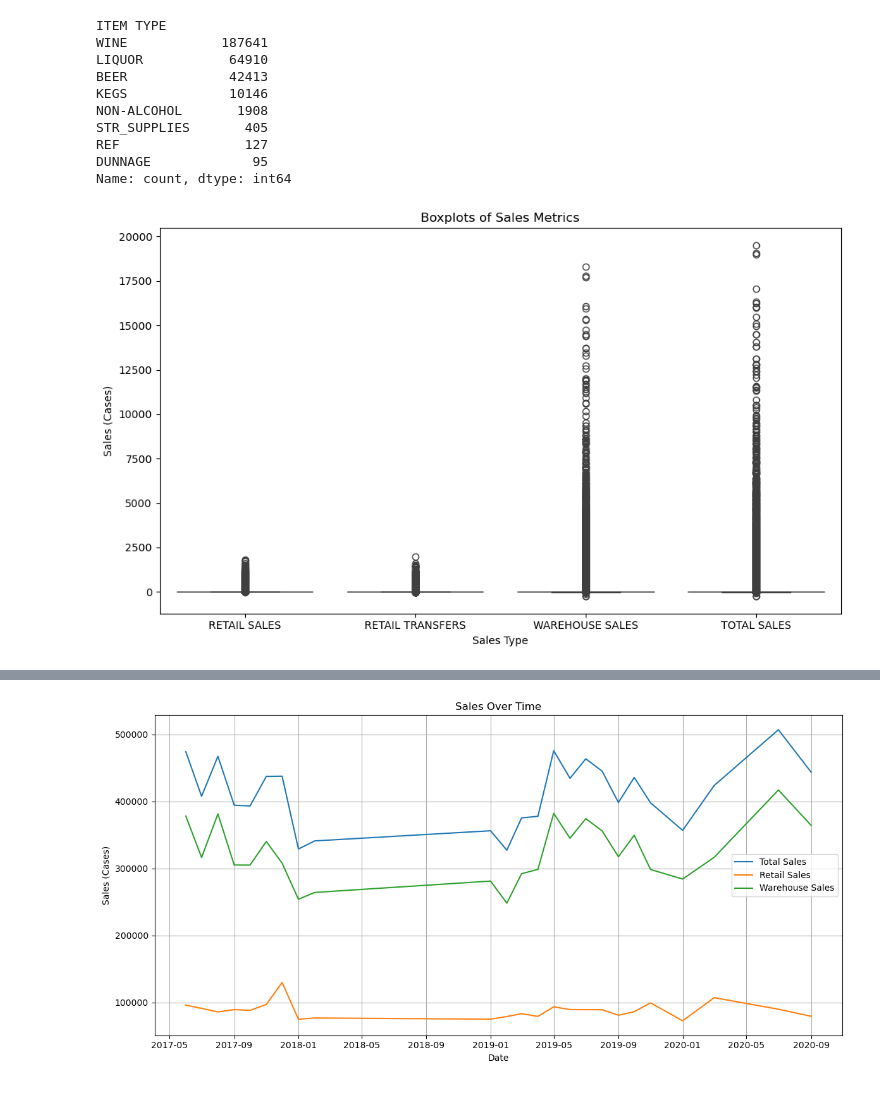
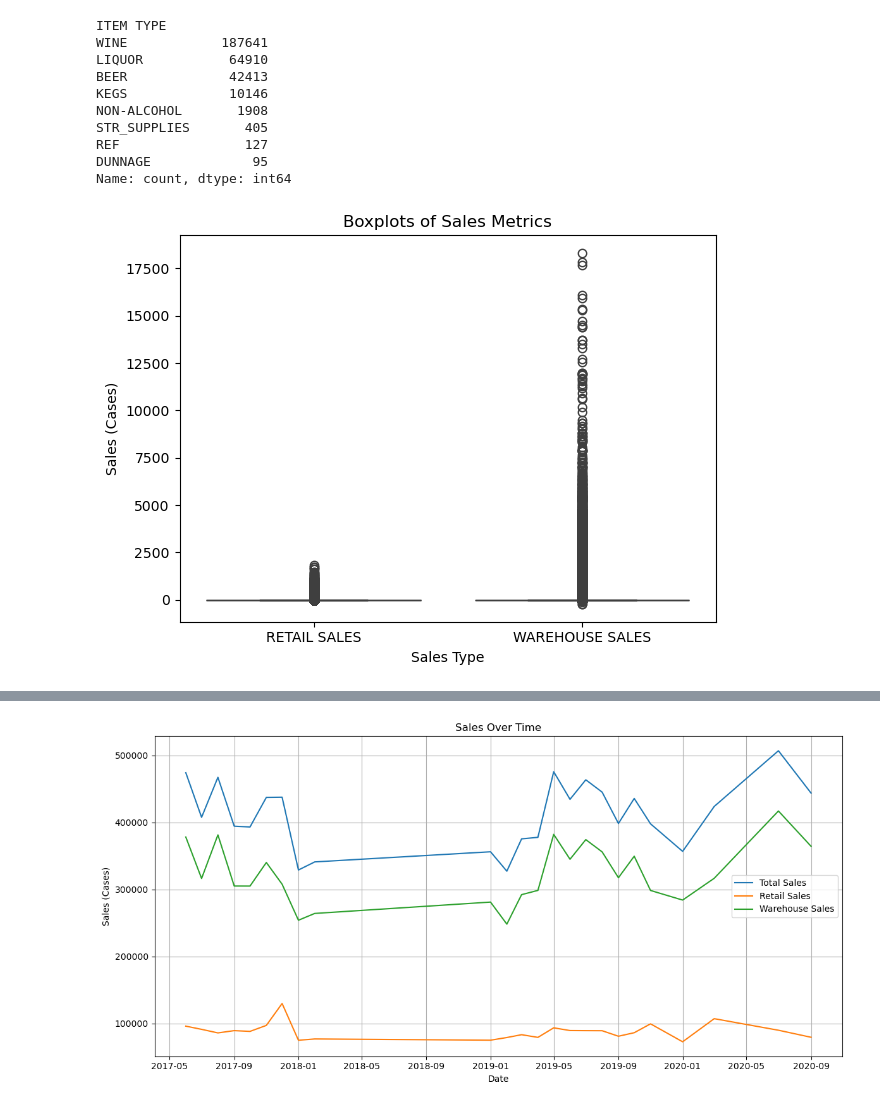
Before and after one commit to dttdat/U.S.-Alcoholic-Beverage-Sales-Analysis, a Jupyter notebook: notebook.ipynb, the cells around one changed output, grey strips where cells are left out. Saved outputs shown, nothing was run; the diff lists cells and outputs as text; code cells hidden in the pictures.

```diff
--- a/notebook.ipynb
+++ b/notebook.ipynb
@@ -121,18 +121,18 @@ Name: count, dtype: int64
 # %%
 df_alcohol = df[df['ITEM TYPE'].isin(['WINE', 'LIQUOR', 'BEER'])]
 # %%
-df_sales = df_alcohol[['RETAIL SALES', 'RETAIL TRANSFERS', 'WAREHOUSE SALES', 'TOTAL SALES']].melt(var_name='Sales Type', value_name='Sales')
+df_sales = df_alcohol[['RETAIL SALES', 'WAREHOUSE SALES']].melt(var_name='Sales Type', value_name='Sales')
 
-plt.figure(figsize=(10, 6))
+plt.figure()
 sns.boxplot(x='Sales Type', y='Sales', data=df_sales)
 
 plt.title('Boxplots of Sales Metrics')
 plt.xlabel('Sales Type')
 plt.ylabel('Sales (Cases)')
 plt.tight_layout()
 plt.show()
 # %% [output]
-[figure, old version]
+[figure, new version]
 # %%
 df_alcohol.sort_values(by='TOTAL SALES', ascending=False).head(5)
 # %% [output]
```
Also changed, not shown: parts of 13 cells of this notebook, 1 other file.
